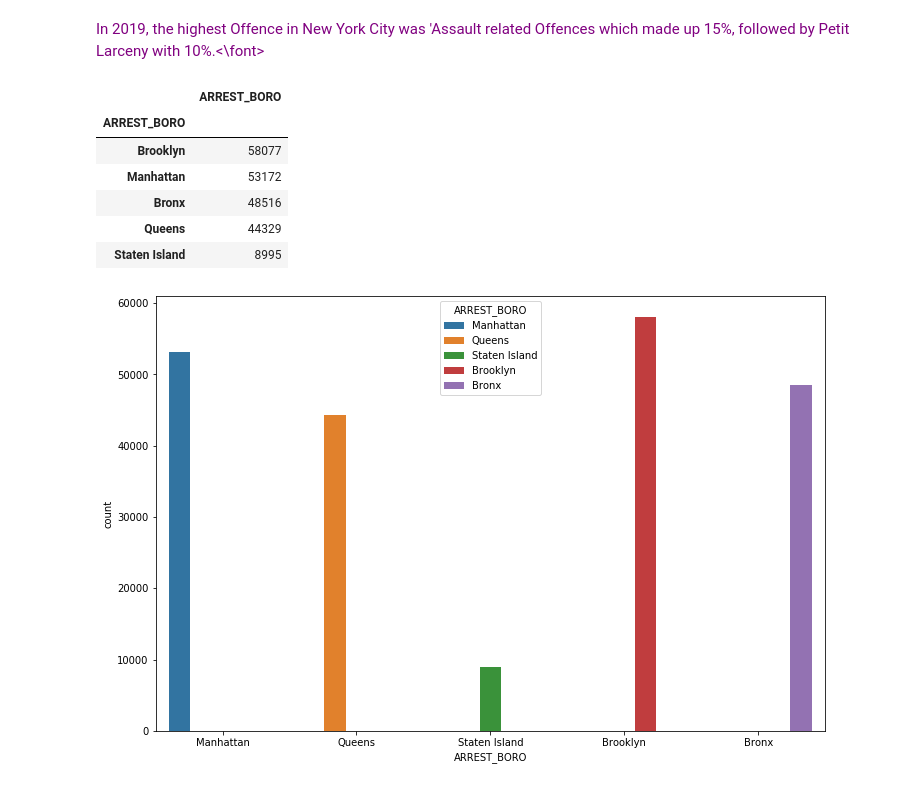
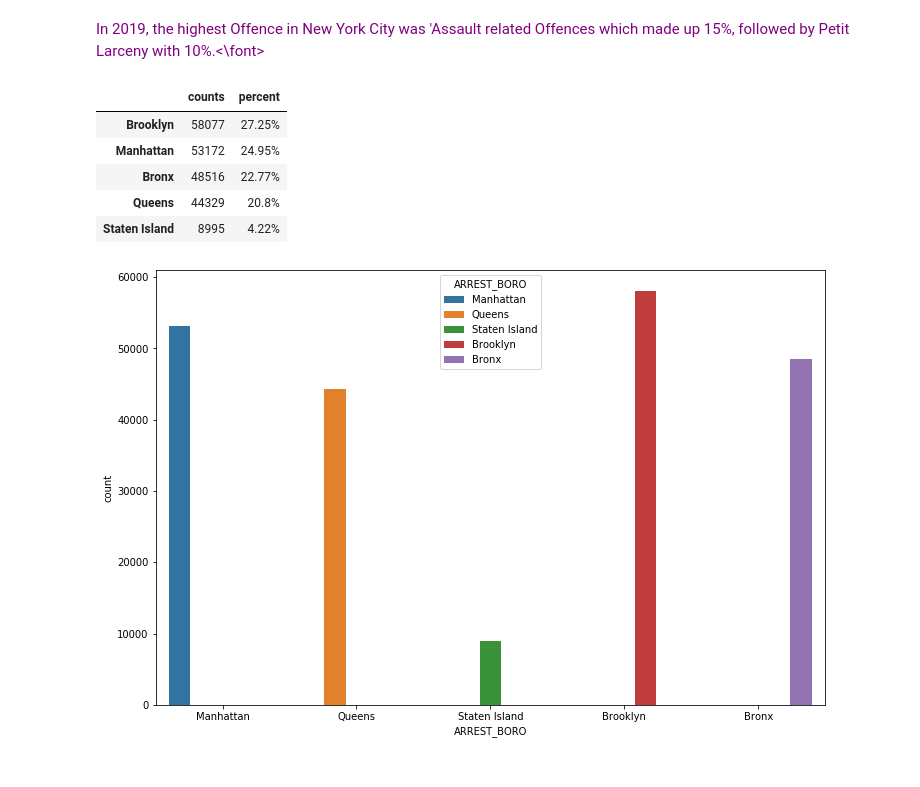
Before and after one commit to city-college-machine-learning/NYPD_Arrest_Analysis, a Jupyter notebook: NYPD_Arrest_Analysis.ipynb, the cells around one changed output. Drawn from its saved outputs; the diff is of its cells as text; code cells hidden in the pictures.

```diff
--- a/NYPD_Arrest_Analysis.ipynb
+++ b/NYPD_Arrest_Analysis.ipynb
@@ -195,18 +197,17 @@ borough= {'K': 'Brooklyn', 'M': 'Manhattan','B':'Bronx','Q':"Queens", 'S':'State
 nypd['ARREST_BORO'] = nypd['ARREST_BORO'].replace(borough)
 # %%
 #Looking at the number of arrests by borough
-arrest_by_boro = nypd.groupby('ARREST_BORO').ARREST_BORO.count()
-arrest_by_boro = pd.DataFrame(arrest_by_boro.sort_values(ascending = False))
+counts = nypd['ARREST_BORO'].value_counts()
 
-arrest_by_boro
+percent = nypd['ARREST_BORO'].value_counts(normalize = True).mul(100).round(2).astype(str) + '%'
+pd.DataFrame({'counts': counts, 'percent': percent})
 # %% [output]
-|  | ARREST_BORO |
-| ARREST_BORO |  |
-| Brooklyn | 58077 |
-| Manhattan | 53172 |
-| Bronx | 48516 |
-| Queens | 44329 |
-| Staten Island | 8995 |
+|  | counts | percent |
+| Brooklyn | 58077 | 27.25% |
+| Manhattan | 53172 | 24.95% |
+| Bronx | 48516 | 22.77% |
+| Queens | 44329 | 20.8% |
+| Staten Island | 8995 | 4.22% |
 # %%
 plt.figure(figsize = (12,8))
 sns.countplot(nypd.ARREST_BORO, hue = nypd['ARREST_BORO'])
```
Also changed, not shown: parts of 29 cells of this notebook.
